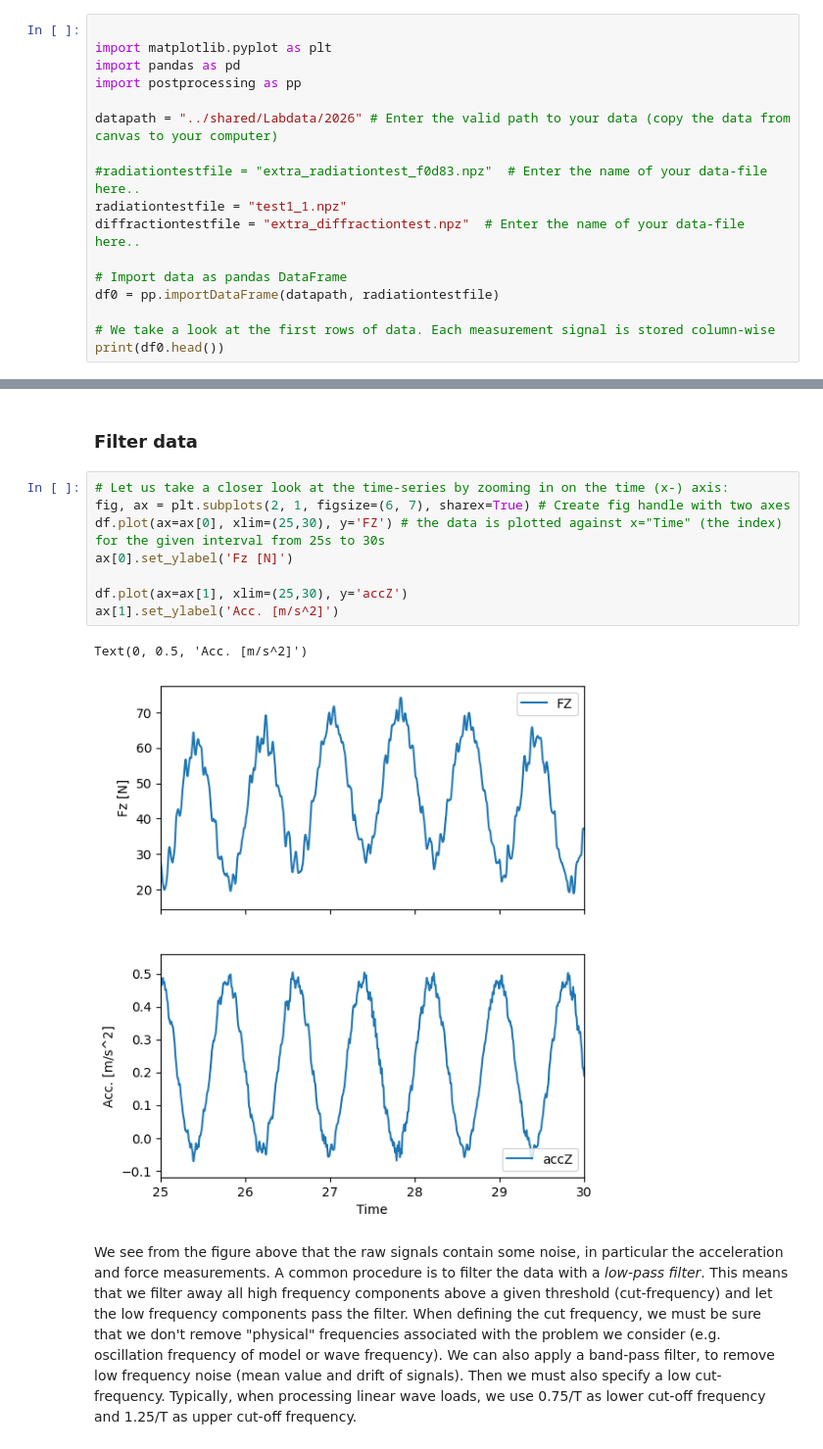
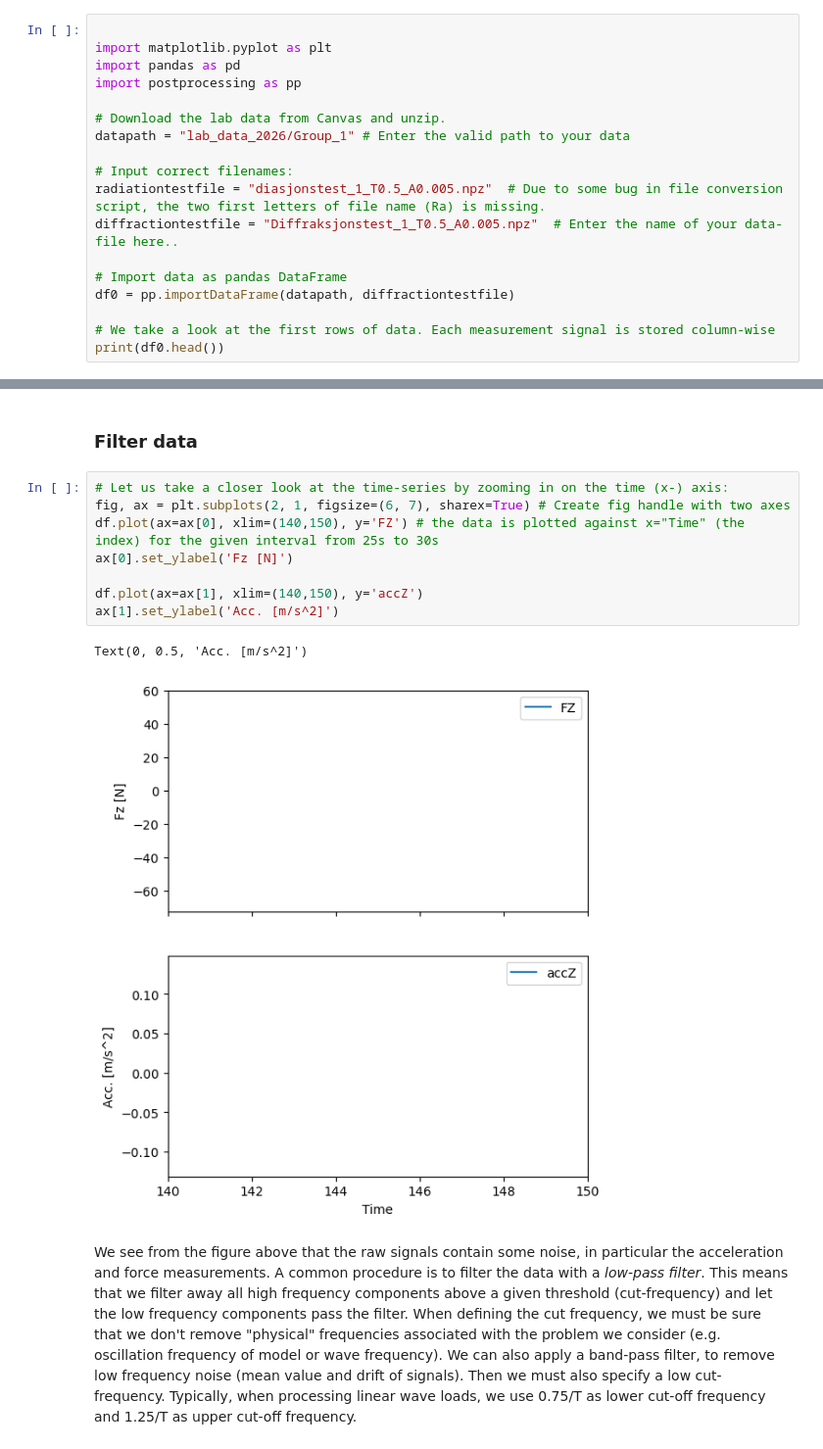
Before and after one commit to hydrodavid/tmr4247, a Jupyter notebook: lab_exercise-2026.ipynb, the cells around one changed output, grey strips where cells are left out. Shown at 98% size. Saved outputs shown, nothing was run; the diff lists cells and outputs as text.

```diff
--- a/lab_exercise-2026.ipynb
+++ b/lab_exercise-2026.ipynb
@@ -73,14 +73,15 @@ import matplotlib.pyplot as plt
 import pandas as pd
 import postprocessing as pp
 
-datapath = "../shared/Labdata/2026" # Enter the valid path to your data (copy the data from canvas to your computer)
+# Download the lab data from Canvas and unzip.
+datapath = "lab_data_2026/Group_1" # Enter the valid path to your data
 
-#radiationtestfile = "extra_radiationtest_f0d83.npz"  # Enter the name of your data-file here..
-radiationtestfile = "test1_1.npz"
-diffractiontestfile = "extra_diffractiontest.npz"  # Enter the name of your data-file here..
+# Input correct filenames:
+radiationtestfile = "diasjonstest_1_T0.5_A0.005.npz"  # Due to some bug in file conversion script, the two first letters of file name (Ra) is missing.
+diffractiontestfile = "Diffraksjonstest_1_T0.5_A0.005.npz"  # Enter the name of your data-file here..
 
 # Import data as pandas DataFrame
-df0 = pp.importDataFrame(datapath, radiationtestfile)
+df0 = pp.importDataFrame(datapath, diffractiontestfile)
 
 # We take a look at the first rows of data. Each measurement signal is stored column-wise
 print(df0.head())
@@ -176,14 +175,14 @@ Inspect all data signals from your measurements by modification of the code bloc
 # %%
 # Let us take a closer look at the time-series by zooming in on the time (x-) axis:
 fig, ax = plt.subplots(2, 1, figsize=(6, 7), sharex=True) # Create fig handle with two axes
-df.plot(ax=ax[0], xlim=(25,30), y='FZ') # the data is plotted against x="Time" (the index) for the given interval from 25s to 30s
+df.plot(ax=ax[0], xlim=(140,150), y='FZ') # the data is plotted against x="Time" (the index) for the given interval from 25s to 30s
 ax[0].set_ylabel('Fz [N]')
 
-df.plot(ax=ax[1], xlim=(25,30), y='accZ')
+df.plot(ax=ax[1], xlim=(140,150), y='accZ')
 ax[1].set_ylabel('Acc. [m/s^2]')
 # %% [output]
 Text(0, 0.5, 'Acc. [m/s^2]')
-[figure, old version]
+[figure, new version]
 # %% [markdown]
 We see from the figure above that the raw signals contain some noise, in particular the acceleration and force measurements. A common procedure is to filter the data with a *low-pass filter*. This means that we filter away all high frequency components above a given threshold (cut-frequency) and let the low frequency components pass the filter. When defining the cut frequency, we must be sure that we don't remove "physical" frequencies associated with the problem we consider (e.g. oscillation frequency of model or wave frequency). We can also apply a band-pass filter, to remove low frequency noise (mean value and drift of signals). Then we must also specify a low cut-frequency. Typically, when processing linear wave loads, we use 0.75/T as lower cut-off frequency and 1.25/T as upper cut-off frequency.
 # %%
```
Also changed, not shown: parts of 6 cells of this notebook.
